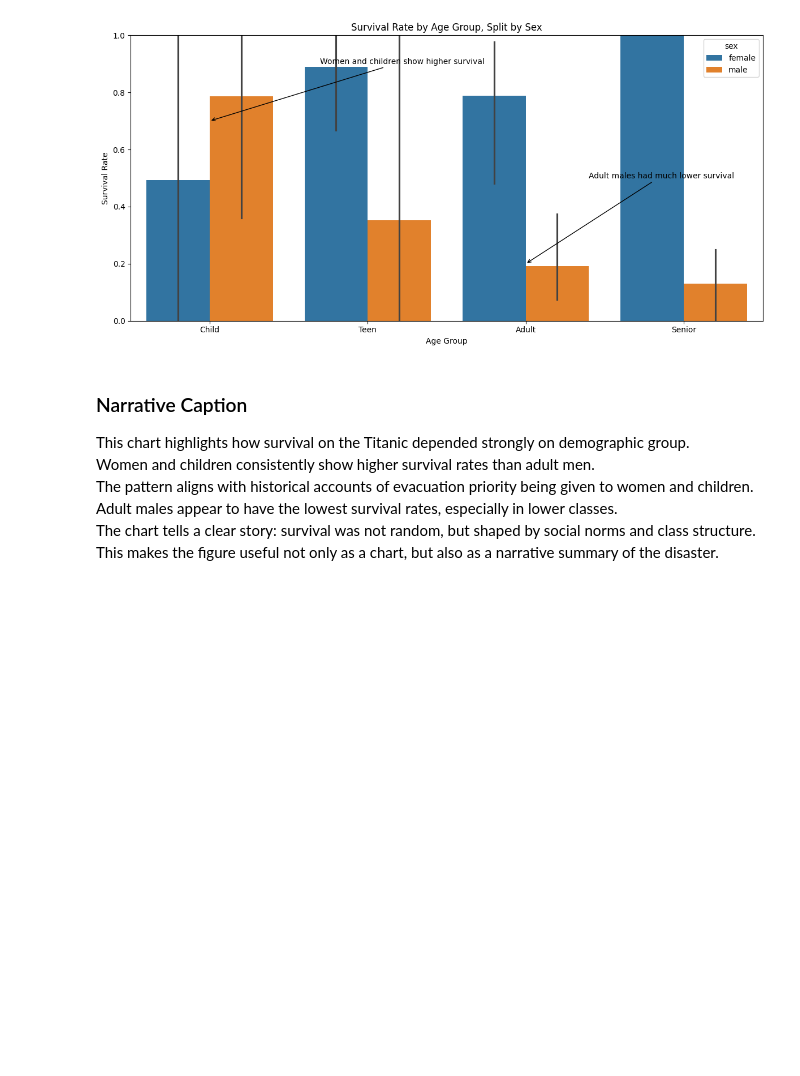
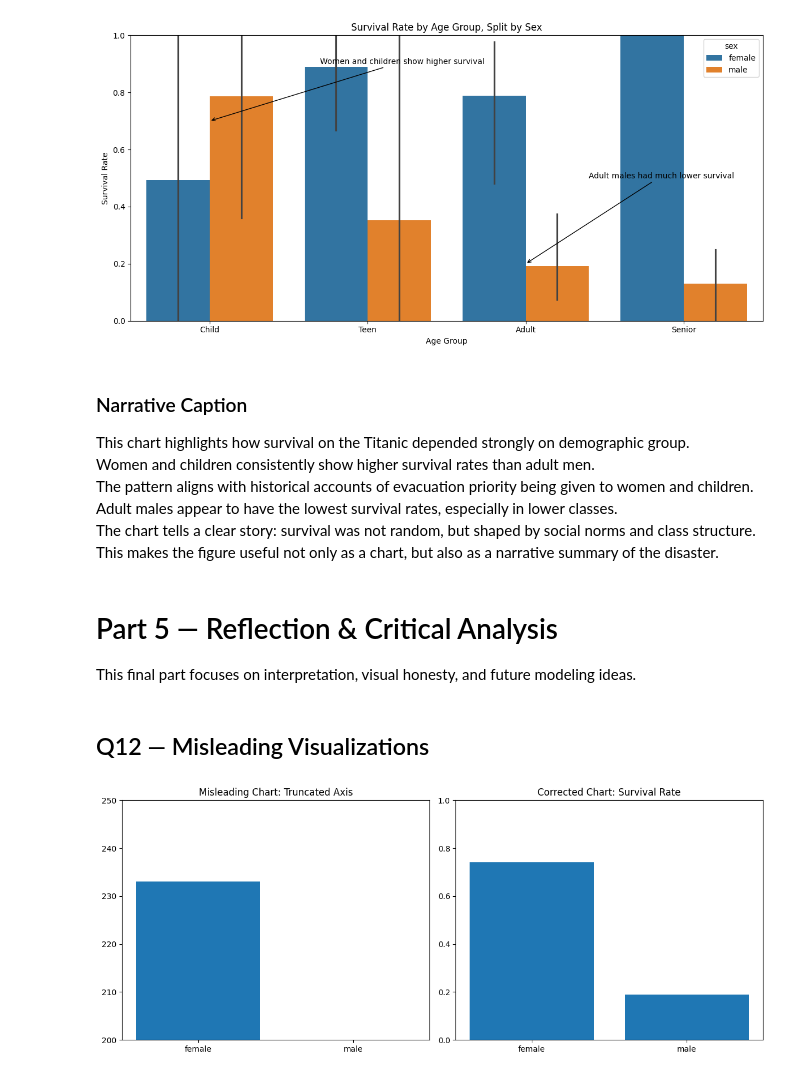
Before and after one commit to SHKabdulhadi/Titanic-Data-Analysis, a Jupyter notebook: titanic-data-analysis.ipynb, the cells around one changed output. Drawn from its saved outputs; the diff is of its cells as text; code cells hidden in the pictures; blank space fills up the shorter version.

```diff
--- a/titanic-data-analysis.ipynb
+++ b/titanic-data-analysis.ipynb
@@ -699,3 +699,28 @@ The pattern aligns with historical accounts of evacuation priority being given t
 Adult males appear to have the lowest survival rates, especially in lower classes.
 The chart tells a clear story: survival was not random, but shaped by social norms and class structure.
 This makes the figure useful not only as a chart, but also as a narrative summary of the disaster.
+# %% [markdown]
+# Part 5 — Reflection & Critical Analysis
+This final part focuses on interpretation, visual honesty, and future modeling ideas.
+# %% [markdown]
+## Q12 — Misleading Visualizations
+# %%
+sex_survival_counts = df_clean.groupby('sex')['survived'].sum().reset_index()
+sex_survival_rate = df_clean.groupby('sex')['survived'].mean().reset_index()
+
+fig, axes = plt.subplots(1, 2, figsize=(12, 5))
+
+# Misleading chart
+axes[0].bar(sex_survival_counts['sex'], sex_survival_counts['survived'])
+axes[0].set_ylim(200, 250)
+axes[0].set_title('Misleading Chart: Truncated Axis')
+
+# Correct chart
+axes[1].bar(sex_survival_rate['sex'], sex_survival_rate['survived'])
+axes[1].set_ylim(0, 1)
+axes[1].set_title('Corrected Chart: Survival Rate')
+
+plt.tight_layout()
+plt.show()
+# %% [output]
+[figure, added]
```
Also changed, not shown: parts of 2 cells of this notebook.
